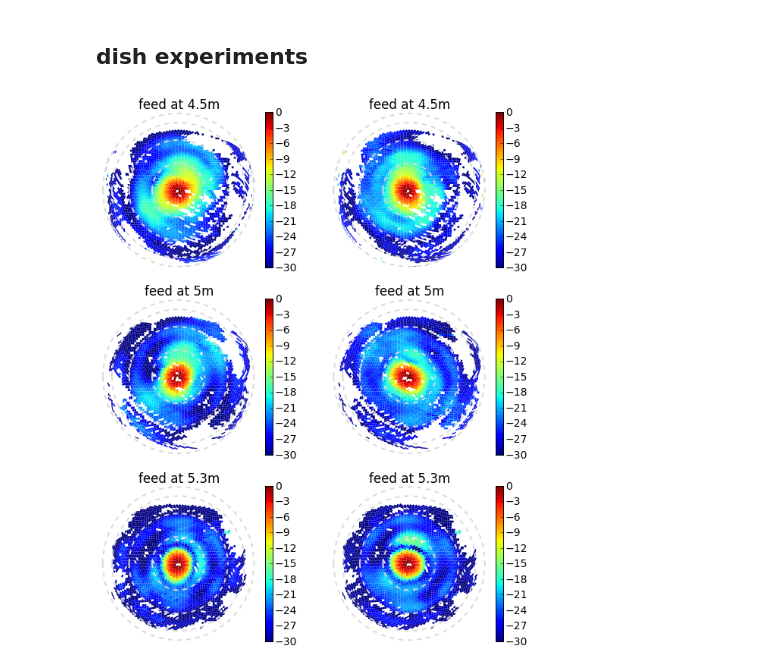
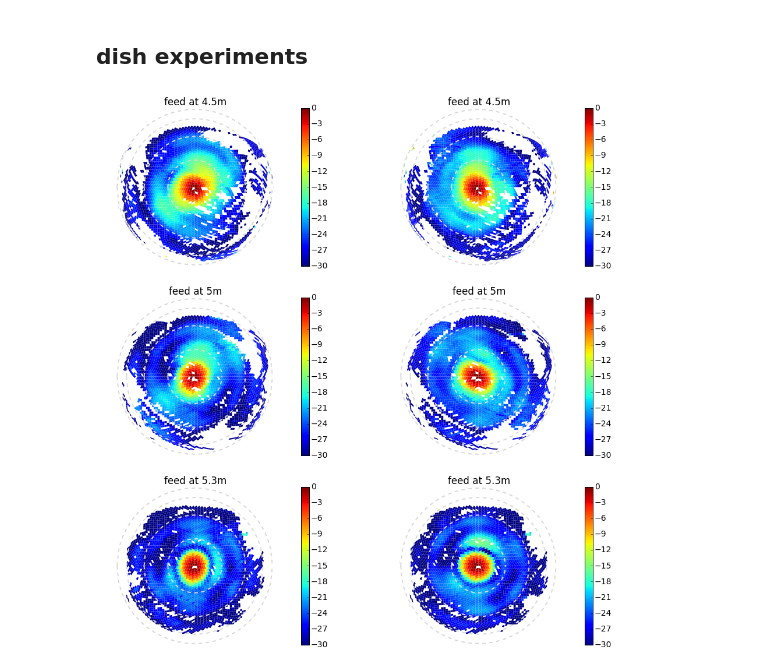
Before and after one commit to aewallwi/DishPapers, a Jupyter notebook: DishBeamMeasurements/paper/make_pretty_beam_plots_from_orbcomm_data.ipynb, the cells around one changed output. Saved outputs shown, nothing was run; the diff lists cells and outputs as text; code cells hidden in the pictures.

```diff
--- a/DishBeamMeasurements/paper/make_pretty_beam_plots_from_orbcomm_data.ipynb
+++ b/DishBeamMeasurements/paper/make_pretty_beam_plots_from_orbcomm_data.ipynb
@@ -34,6 +34,7 @@ def plot_hpix(hmap,counts,plttitle,cax,ax,cmapname,hidezalabels=False,thefontsiz
     ax.set_frame_on(False)
     ax.get_xaxis().set_visible(False)
     ax.get_yaxis().set_visible(False)
+    ax.set_aspect('equal', 'datalim')
 
 def plot_slice():
     return
@@ -59,7 +61,9 @@ plot_hpix(null4[:,1],null4[:,2],'100m, NS',cax,gridax[1,1],cm,hidezalabels=True,
 # %% [markdown]
 ## dish experiments
 # %%
-d = '/Users/abrahamn/Documents/MIT/21cm/hera/2015/jul13/unpolarized_beam_analysis_hera/'
+# load measured beams
+#d = '/Users/abrahamn/Documents/MIT/21cm/hera/2015/jul13/unpolarized_beam_analysis_hera/'
+d = '/Users/abrahamn/Documents/MIT/21cm/sat_cal/updates/orbcomm_beam_mapping/sat_passes_to_beams/unpolarized_beam_analysis_hera/'
 dish2 = genfromtxt(d+'dish2_nside32_ew_ns.csv',delimiter=',')
 dish2[isnan(dish2)] = 0
 dish1 = genfromtxt(d+'dish1_nside32_ew_ns.csv',delimiter=',')
@@ -69,21 +83,21 @@ dish4[isnan(dish4)] = 0
 # %%
 fig, gridax = plt.subplots(3,2)
-fig.set_size_inches((10,12.5))
+fig.set_size_inches((16,16.5))
 
 cax=[-30,0]
 cm = 'jet'
 zacontourcolor = array([0,0,0])+.85
 
 matplotlib.rcParams.update({'font.size': 14})
 
 plot_hpix(dish1[:,0],dish1[:,0]!=0,'feed at 4.5m',cax,gridax[0,0],cm,hidezalabels=True,contourcolor=zacontourcolor)
 plot_hpix(dish1[:,1],dish1[:,1]!=0,'feed at 4.5m',cax,gridax[0,1],cm,hidezalabels=True,contourcolor=zacontourcolor)
 plot_hpix(dish2[:,0],dish2[:,0]!=0,'feed at 5m',cax,gridax[1,0],cm,hidezalabels=True,contourcolor=zacontourcolor)
 plot_hpix(dish2[:,1],dish2[:,1]!=0,'feed at 5m',cax,gridax[1,1],cm,hidezalabels=True,contourcolor=zacontourcolor)
 plot_hpix(dish4[:,0],dish4[:,0]!=0,'feed at 5.3m',cax,gridax[2,0],cm,hidezalabels=True,contourcolor=zacontourcolor)
 plot_hpix(dish4[:,1],dish4[:,1]!=0,'feed at 5.3m',cax,gridax[2,1],cm,hidezalabels=True,contourcolor=zacontourcolor)
 # %% [output]
-[figure, old version]
+[figure, new version]
 # %%
 # maybe make azimuthally averaged slice plots?
 
```
Also changed, not shown: parts of 6 cells of this notebook, 7 other files.
